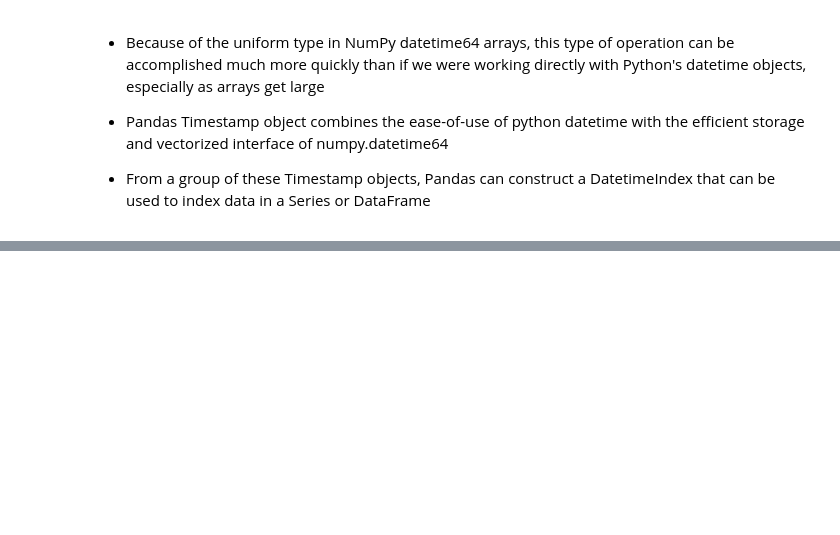
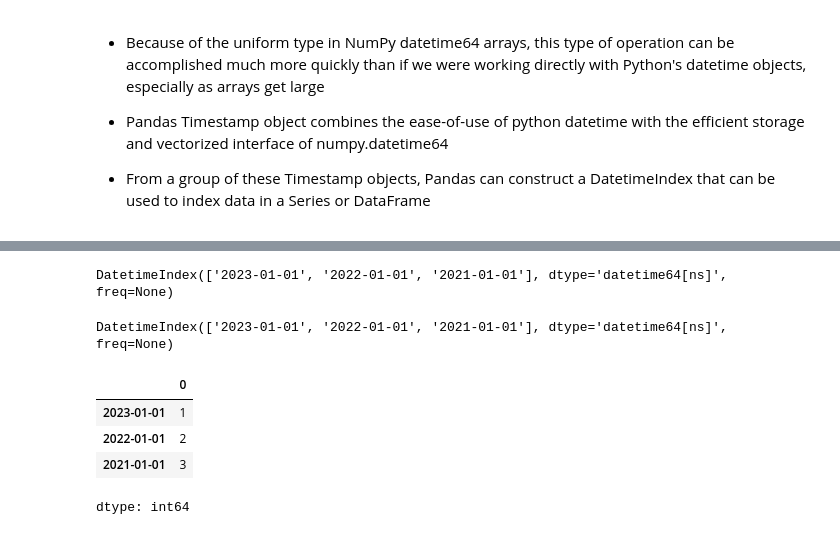
Before and after one commit to Muhammad-Waleed-Source/Pandas, a Jupyter notebook: Pandas_7_Vectorized_Strings_DateTime.ipynb, the cells around one changed output, grey strips where cells are left out. Saved outputs shown, nothing was run; the diff lists cells and outputs as text; code cells hidden in the pictures; blank space fills up the shorter version.

Commit message:
DatetimeIndex

```diff
--- a/Pandas_7_Vectorized_Strings_DateTime.ipynb
+++ b/Pandas_7_Vectorized_Strings_DateTime.ipynb
@@ -568,0 +588,21 @@ array(['2026-07-17', '2026-07-18', '2026-07-19', '2026-07-20',
+# %%
+# creating DatetimeIndex using python datetime object
+pd.DatetimeIndex([dt.datetime(2023, 1, 1), dt.datetime(2022, 1, 1), dt.datetime(2021, 1, 1)])
+# %% [output]
+DatetimeIndex(['2023-01-01', '2022-01-01', '2021-01-01'], dtype='datetime64[ns]', freq=None)
+# %%
+# creating DatetimeIndex using pandas timestamps
+pd.DatetimeIndex([pd.Timestamp(2023, 1, 1), pd.Timestamp(2022, 1, 1), pd.Timestamp(2021, 1, 1)])
+# %% [output]
+DatetimeIndex(['2023-01-01', '2022-01-01', '2021-01-01'], dtype='datetime64[ns]', freq=None)
+# %%
+# using DatetimeIndex as series/dataframe index
+dt_index = pd.DatetimeIndex([pd.Timestamp(2023, 1, 1), pd.Timestamp(2022, 1, 1), pd.Timestamp(2021, 1, 1)])
+# %%
+pd.Series([1, 2, 3], index=dt_index)
+# %% [output]
+|  | 0 |
+| 2023-01-01 | 1 |
+| 2022-01-01 | 2 |
+| 2021-01-01 | 3 |
+dtype: int64
```
Also changed, not shown: parts of 3 cells of this notebook.
